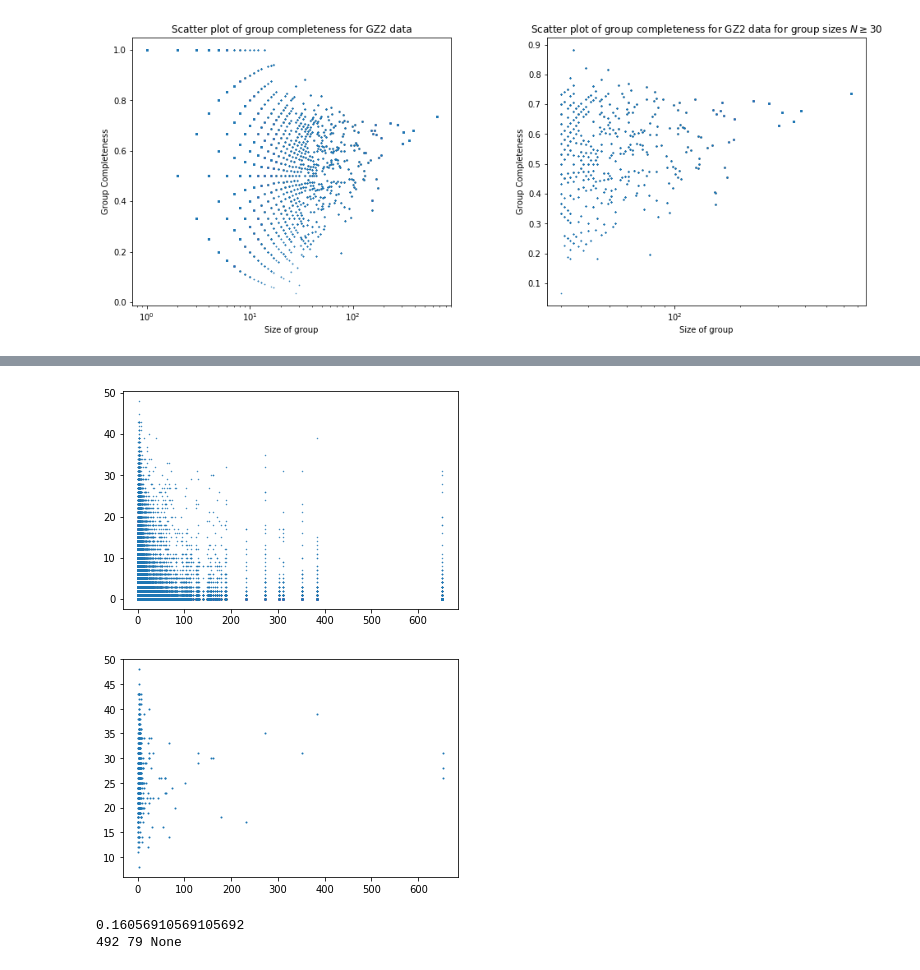
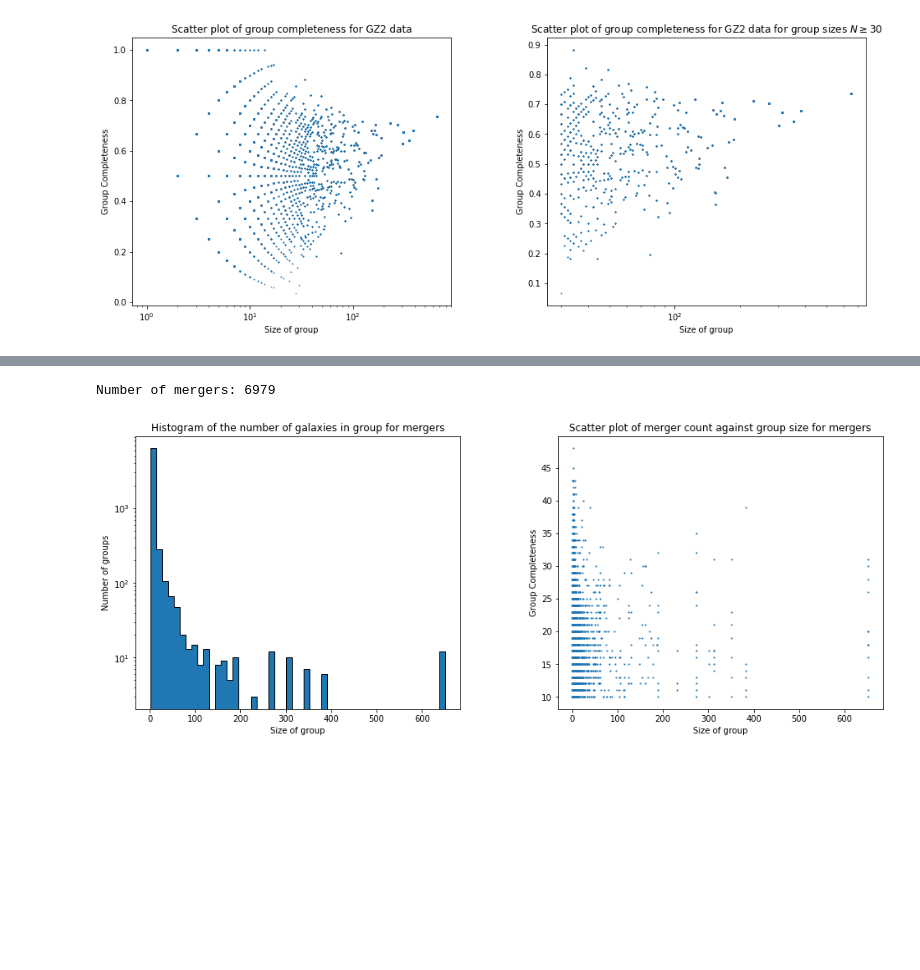
Before and after one commit to tplews98/MPhys_Project, a Jupyter notebook: MT_Week3_Groups.ipynb, the cells around one changed output, grey strips where cells are left out. Drawn from its saved outputs; the diff is of its cells as text; code cells hidden in the pictures; blank space fills up the shorter version.

Commit message:
GZ2 data with groups

```diff
--- a/MT_Week3_Groups.ipynb
+++ b/MT_Week3_Groups.ipynb
@@ -226,19 +221,30 @@ plt.show()
-# %%
-plt.scatter(gz2_data["group_size"], gz2_data["t08_odd_feature_a24_merger_count"], s=0.2)
-plt.show()
-
-# mergers = group_data[group_data["t06_odd_a14_yes_count"] >= 20]
-# mergers = mergers[mergers["t06_odd_a14_yes_debiased"] > 0.42]
-# mergers = mergers[mergers["t08_odd_feature_a24_merger_debiased"] > 0.4]
-
-mergers = gz2_data[gz2_data["t08_odd_feature_a24_merger_flag"] == 1]
-
-mergers_group_1 = mergers[mergers["group_size"] == 1]
-plt.scatter(mergers["group_size"], mergers["t08_odd_feature_a24_merger_count"], s=1)
-plt.show()
-print(len(mergers), len(mergers_group_1), print(len(mergers_group_1)/len(mergers)))
-# %% [output]
-[figure, removed]
-[figure, removed]
-0.16056910569105692
-492 79 None
+# %%
+gz2_data_pandas = gz2_data.to_pandas()
+gz2_data_pandas.loc[(gz2_data_pandas["t06_odd_a14_yes_count"] >= 20) & (gz2_data_pandas["t06_odd_a14_yes_debiased"] > 0.42) & (gz2_data_pandas["t08_odd_feature_a24_merger_count"] >= 10) & (gz2_data_pandas["t08_odd_feature_a24_merger_debiased"] > 0.4), "mergers_yes"] = 1
+gz2_data_pandas["mergers_yes"].fillna(0, inplace=True)
+gz2_data = Table.from_pandas(gz2_data_pandas)
+
+mergers = gz2_data[gz2_data["mergers_yes"] == 1]
+print("Number of mergers: "+ str(len(mergers)))
+
+fig, ax = plt.subplots(1, 2, figsize=(16,6))
+
+# Plot histogram of the all GZ2 galaxy magnitudes
+ax[0].hist(mergers["group_size"], bins=50, edgecolor="black", histtype="stepfilled")
+ax[0].set_yscale("log")
+ax[0].set_xlabel("Size of group")
+ax[0].set_ylabel("Number of groups")
+ax[0].set_title("Histogram of the number of galaxies in group for mergers")
+
+# Plot histogram of the GZ2 galaxy magnitudes, which are classified as mergers
+ax[1].scatter(mergers["group_size"], mergers["t08_odd_feature_a24_merger_count"], s=1.2)
+ax[1].set_xlabel("Size of group")
+ax[1].set_ylabel("Group Completeness")
+ax[1].set_title("Scatter plot of merger count against group size for mergers")
+
+fig.subplots_adjust(wspace=0.3)
+
+plt.show()
+# %% [output]
+Number of mergers: 6979
+[figure, added]
```
Also changed, not shown: parts of 2 cells of this notebook.
